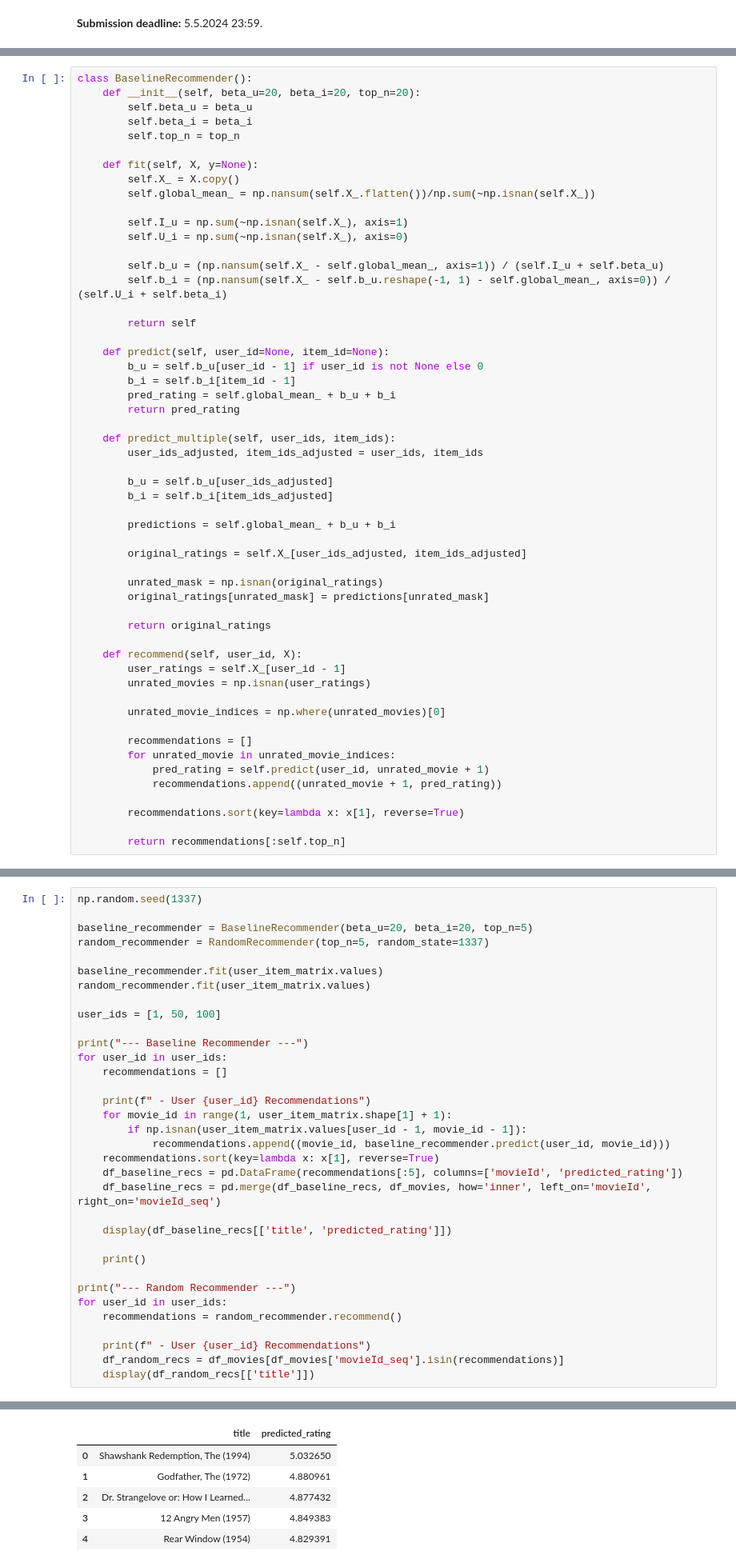
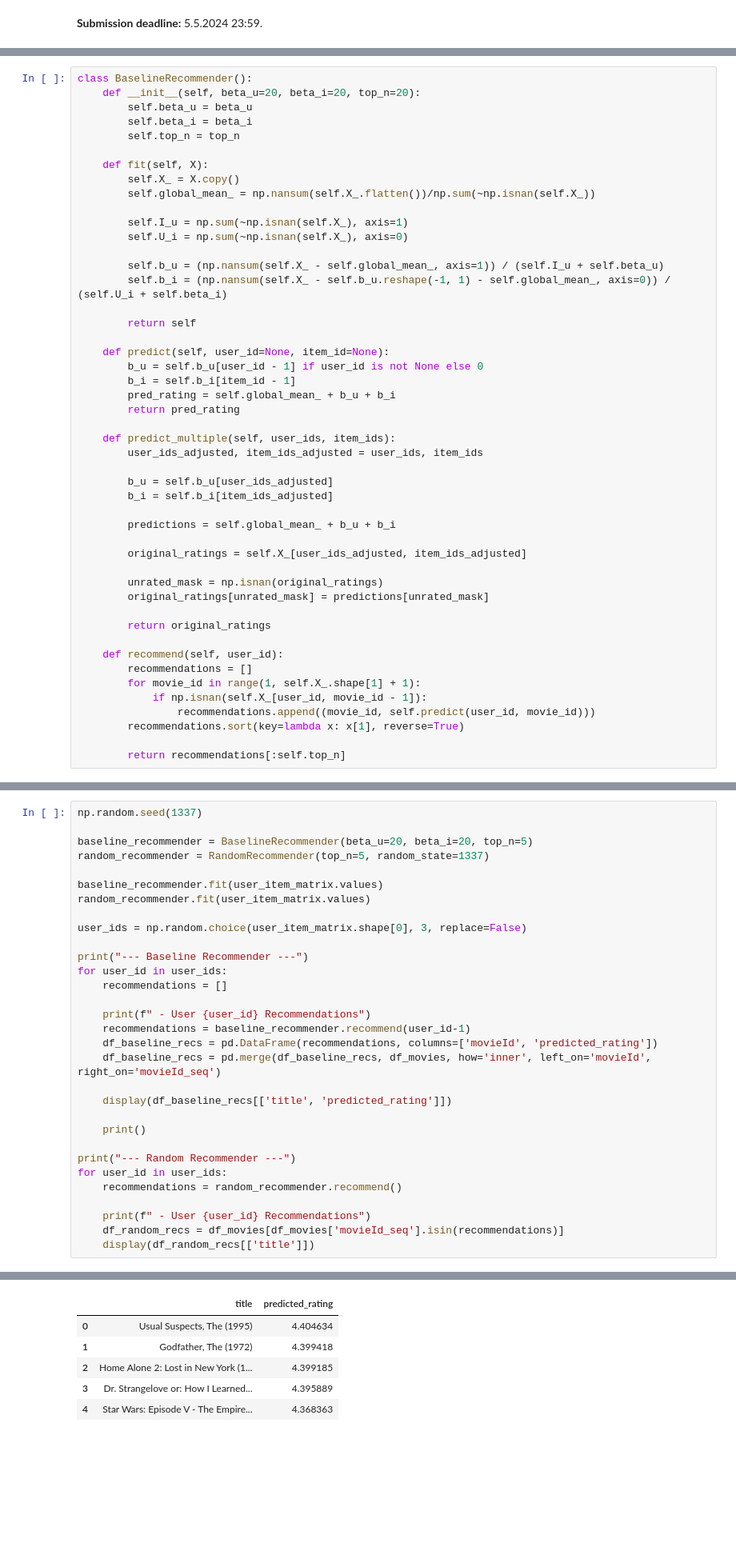
Before and after one commit to okaynils/fhnw-ds-rsy, a Jupyter notebook: MiniChallenge/RSY_ MiniChallenge_FS24.ipynb, the cells around one changed output, grey strips where cells are left out. Shown at 80% size. Drawn from its saved outputs; the diff is of its cells as text; blank space fills up the shorter version.

```diff
--- a/MiniChallenge/RSY_ MiniChallenge_FS24.ipynb
+++ b/MiniChallenge/RSY_ MiniChallenge_FS24.ipynb
@@ -358,7 +475,7 @@ class BaselineRecommender():
         self.beta_i = beta_i
         self.top_n = top_n
 
-    def fit(self, X, y=None):
+    def fit(self, X):
         self.X_ = X.copy()
         self.global_mean_ = np.nansum(self.X_.flatten())/np.sum(~np.isnan(self.X_))
 
@@ -391,17 +508,11 @@ class BaselineRecommender():
 
         return original_ratings
 
-    def recommend(self, user_id, X):
-        user_ratings = self.X_[user_id - 1]
-        unrated_movies = np.isnan(user_ratings)
-
-        unrated_movie_indices = np.where(unrated_movies)[0]
-
+    def recommend(self, user_id):
         recommendations = []
-        for unrated_movie in unrated_movie_indices:
-            pred_rating = self.predict(user_id, unrated_movie + 1)
-            recommendations.append((unrated_movie + 1, pred_rating))
-
+        for movie_id in range(1, self.X_.shape[1] + 1):
+            if np.isnan(self.X_[user_id, movie_id - 1]):
+                recommendations.append((movie_id, self.predict(user_id, movie_id)))
         recommendations.sort(key=lambda x: x[1], reverse=True)
 
         return recommendations[:self.top_n]
@@ -431,18 +544,15 @@ random_recommender = RandomRecommender(top_n=5, random_state=1337)
 baseline_recommender.fit(user_item_matrix.values)
 random_recommender.fit(user_item_matrix.values)
 
-user_ids = [1, 50, 100]
+user_ids = np.random.choice(user_item_matrix.shape[0], 3, replace=False)
 
 print("--- Baseline Recommender ---")
 for user_id in user_ids:
     recommendations = []
 
     print(f" - User {user_id} Recommendations")
-    for movie_id in range(1, user_item_matrix.shape[1] + 1):
-        if np.isnan(user_item_matrix.values[user_id - 1, movie_id - 1]):
-            recommendations.append((movie_id, baseline_recommender.predict(user_id, movie_id)))
-    recommendations.sort(key=lambda x: x[1], reverse=True)
-    df_baseline_recs = pd.DataFrame(recommendations[:5], columns=['movieId', 'predicted_rating'])
+    recommendations = baseline_recommender.recommend(user_id-1)
+    df_baseline_recs = pd.DataFrame(recommendations, columns=['movieId', 'predicted_rating'])
     df_baseline_recs = pd.merge(df_baseline_recs, df_movies, how='inner', left_on='movieId', right_on='movieId_seq')
 
     display(df_baseline_recs[['title', 'predicted_rating']])
@@ -462,6 +572,6 @@ for user_id in user_ids:
 |  | title | predicted_rating |
-| 0 | Shawshank Redemption, The (1994) | 5.032650 |
-| 1 | Godfather, The (1972) | 4.880961 |
-| 2 | Dr. Strangelove or: How I Learned... | 4.877432 |
-| 3 | 12 Angry Men (1957) | 4.849383 |
-| 4 | Rear Window (1954) | 4.829391 |
+| 0 | Usual Suspects, The (1995) | 4.404634 |
+| 1 | Godfather, The (1972) | 4.399418 |
+| 2 | Home Alone 2: Lost in New York (1... | 4.399185 |
+| 3 | Dr. Strangelove or: How I Learned... | 4.395889 |
+| 4 | Star Wars: Episode V - The Empire... | 4.368363 |
```
Also changed, not shown: parts of 43 cells of this notebook.
